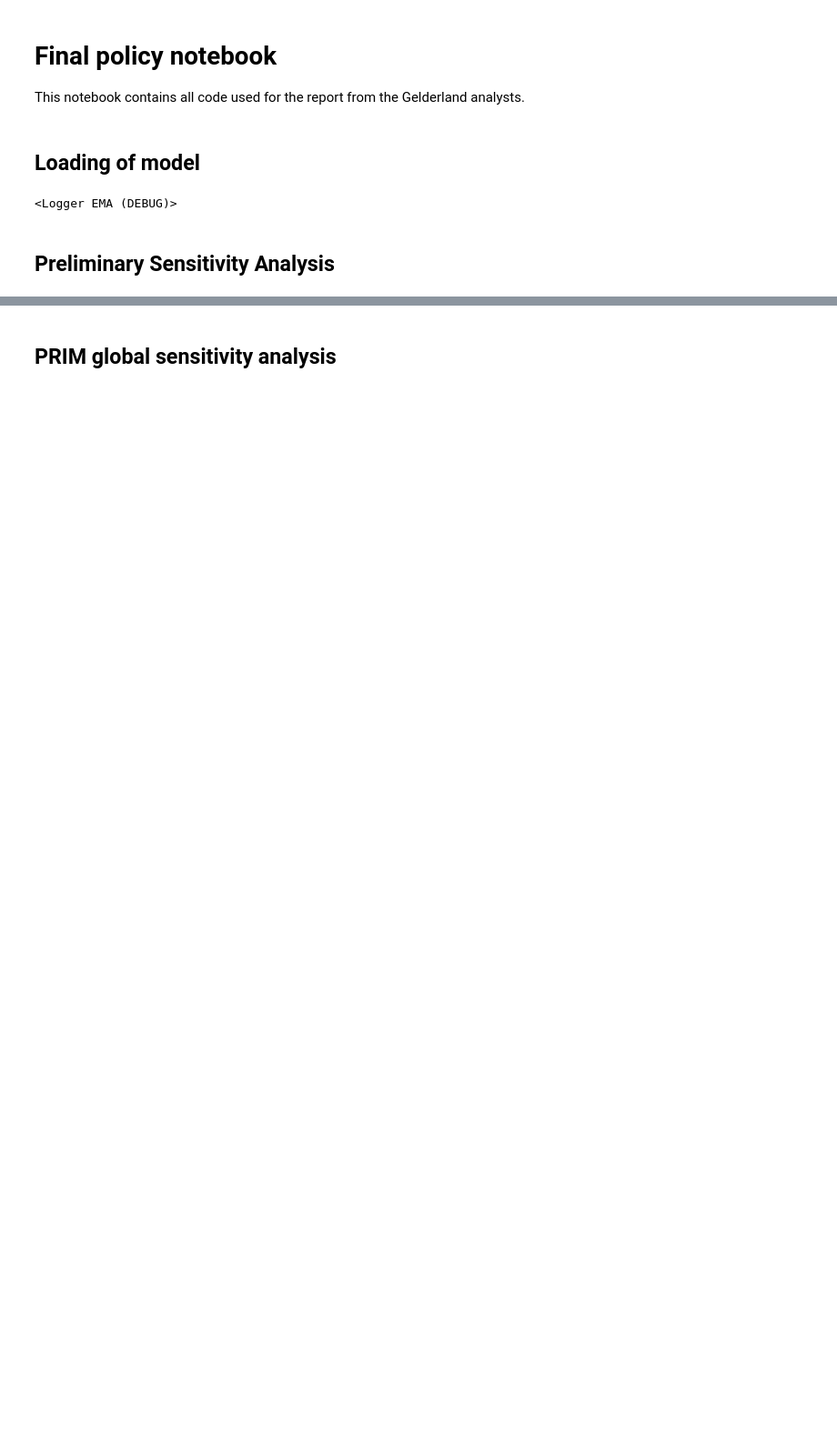
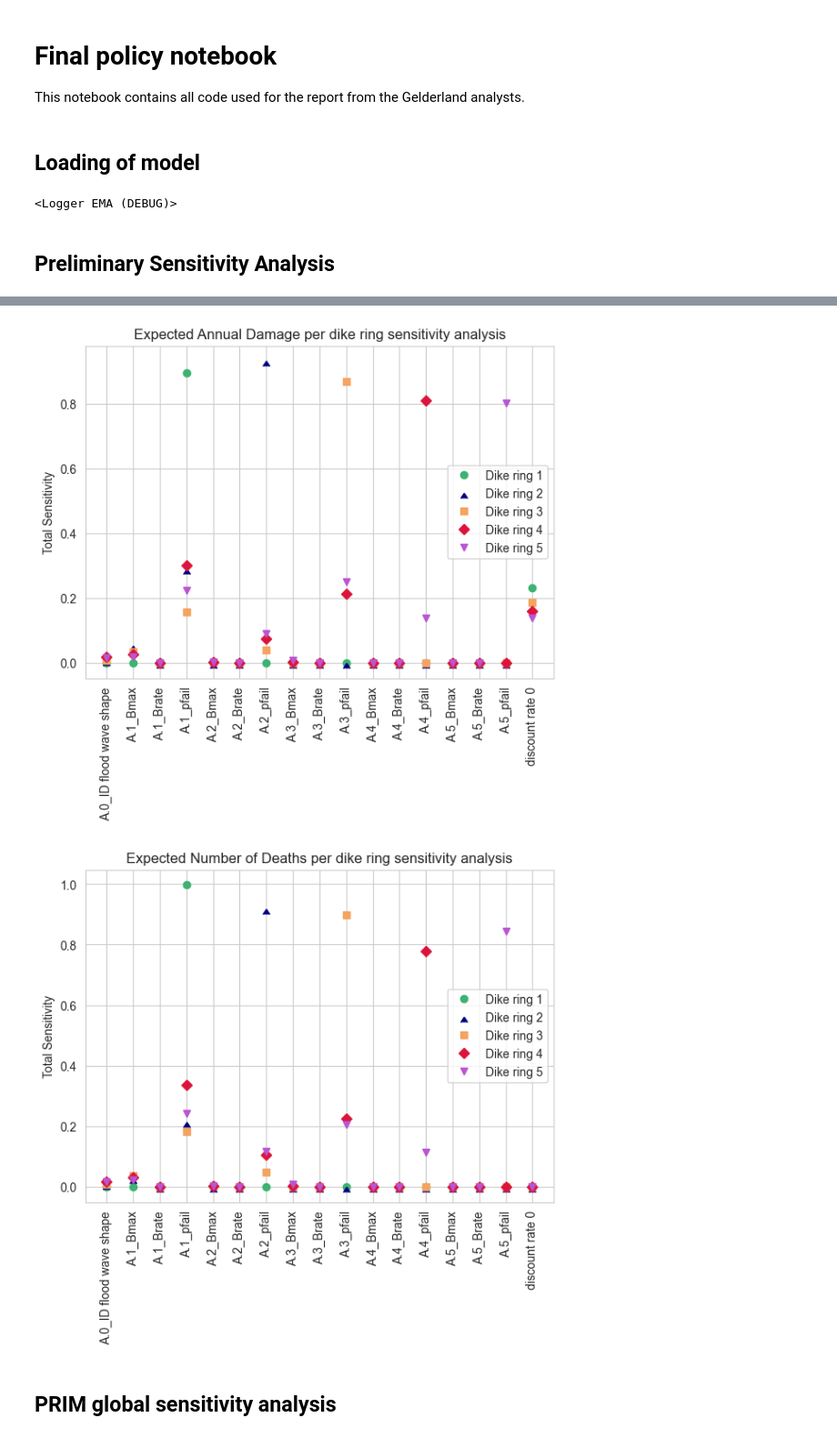
Before and after one commit to LvKvA/MBDM_GA, a Jupyter notebook: final_policy_3.ipynb, the cells around one changed output, grey strips where cells are left out. Shown at 91% size. Drawn from its saved outputs; the diff is of its cells as text; code cells hidden in the pictures; blank space fills up the shorter version.

```diff
--- a/final_policy_3.ipynb
+++ b/final_policy_3.ipynb
@@ -38,15 +34,16 @@ ema_logging.log_to_stderr(ema_logging.INFO)
 # %% [markdown]
 ## Preliminary Sensitivity Analysis
 # %%
-dike_model, planning_steps = get_model_for_problem_formulation(6)
+# Run sensitivity analysis with SOBOL sampling
+dike_model, _ = get_model_for_problem_formulation(6)
+
 def get_do_nothing_dict():
     return {l.name: 0 for l in dike_model.levers}
 
 num_scens = 1024
 policy = Policy("no release", **get_do_nothing_dict())
-with MultiprocessingEvaluator(dike_model) as evaluator:
-    results = evaluator.perform_experiments(scenarios=num_scens, policies = policy, uncertainty_sampling = Samplers.SOBOL)
 
-from ema_workbench import save_results
-save_results(results, f"{num_scens}_sen_SOBOL_np2.tar.gz")
+# with MultiprocessingEvaluator(dike_model) as evaluator:
+#     results = evaluator.perform_experiments(scenarios=num_scens, policies=policy, uncertainty_sampling=Samplers.SOBOL)
+# save_results(results, f"{num_scens}_sen_SOBOL_np2.tar.gz")
 # %%
@@ -58,27 +58,32 @@ data = pd.DataFrame(outcomes)
 # %%
+# Plot sensitivity of damages and deaths per dike ring
 strings = ["_Expected Annual Damage", "_Expected Number of Deaths"]
 cols = ["mediumseagreen", "navy", "sandybrown", "crimson", "mediumorchid"]
-markers = ["o",6, "s", "D", "v"]
+markers = ["o", 6, "s", "D", "v"]
 for j in range(len(strings)):
     for i in range(len(rings)):
 
         y = outcomes[f'{rings[i]}{strings[j]}']
         problem = get_SALib_problem(dike_model.uncertainties)
-        Si = sobol.analyze(problem, y, calc_second_order=True, print_to_console=False)
+        Si = sobol.analyze(problem, y, calc_second_order=True, print_to_console=False) # Run SOBOL analysis on outcomes
 
         lst = Si.to_df()
         df = pd.concat(lst)
         if i == 0:
-            ax = df.plot(y="ST", marker = markers[i], color = cols[i], linestyle = "", rot = 90, figsize = (7,5), label = f"Dike ring {i+1}")
+            ax = df.plot(y="ST", marker=markers[i], color=cols[i], linestyle="", rot=90, figsize=(7, 5),
+                         label=f"Dike ring {i + 1}")
         else:
-            df.plot(y="ST", marker = markers[i], color = cols[i], linestyle = "", rot = 90, label = f"Dike ring {i+1}", ax=ax)
+            df.plot(y="ST", marker=markers[i], color=cols[i], linestyle="", rot=90, label=f"Dike ring {i + 1}", ax=ax)
 
     ax.set_xticks(range(17))
     ax.set_xticklabels([ind for ind in df.index[:17]], rotation=90)
-    ax.grid(visible = True)
+    ax.grid(visible=True)
     plt.title(f"{strings[j][1:]} per dike ring sensitivity analysis")
     plt.ylabel("Total Sensitivity")
-    plt.savefig(f"Sensitivity {strings[j][1:]}")
+    plt.savefig(f"./figures/Sensitivity {strings[j][1:]}")
     plt.show()
+# %% [output]
+[figure, added]
+[figure, added]
 # %% [markdown]
 ## PRIM global sensitivity analysis
```
Also changed, not shown: parts of 26 cells of this notebook.
